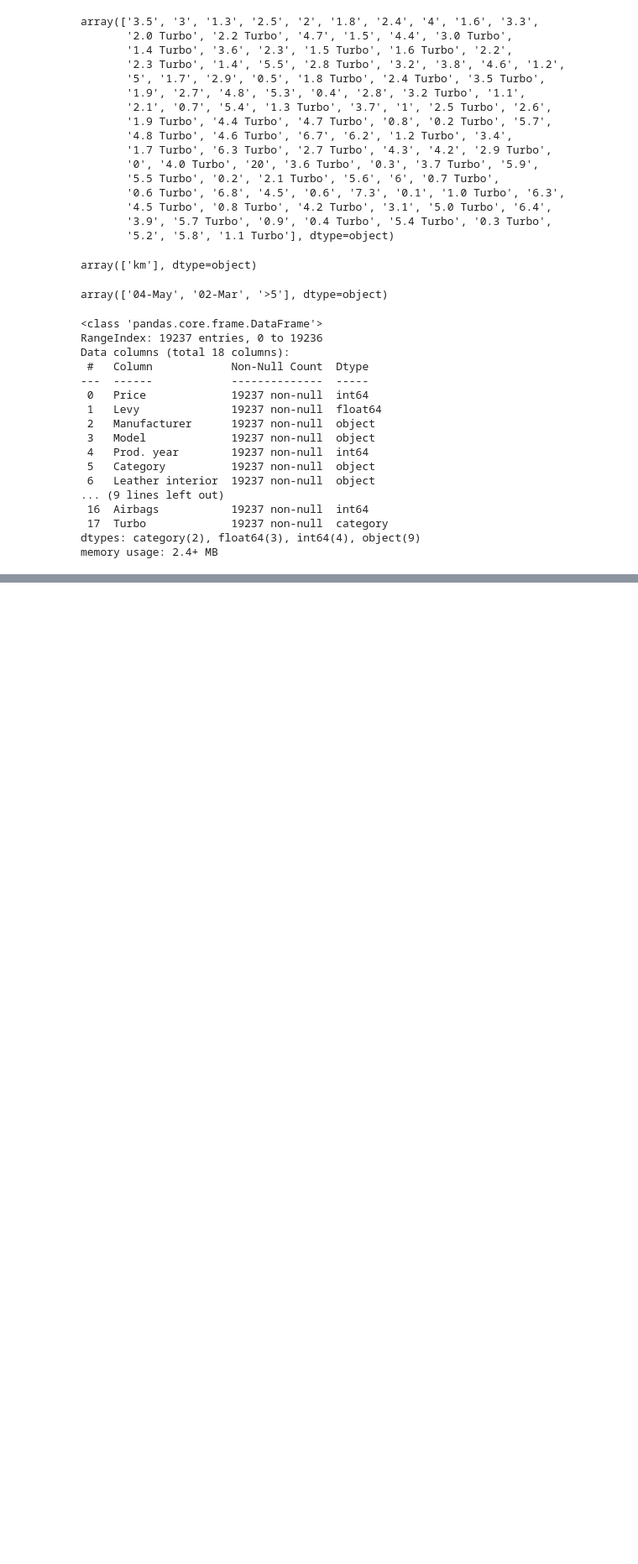
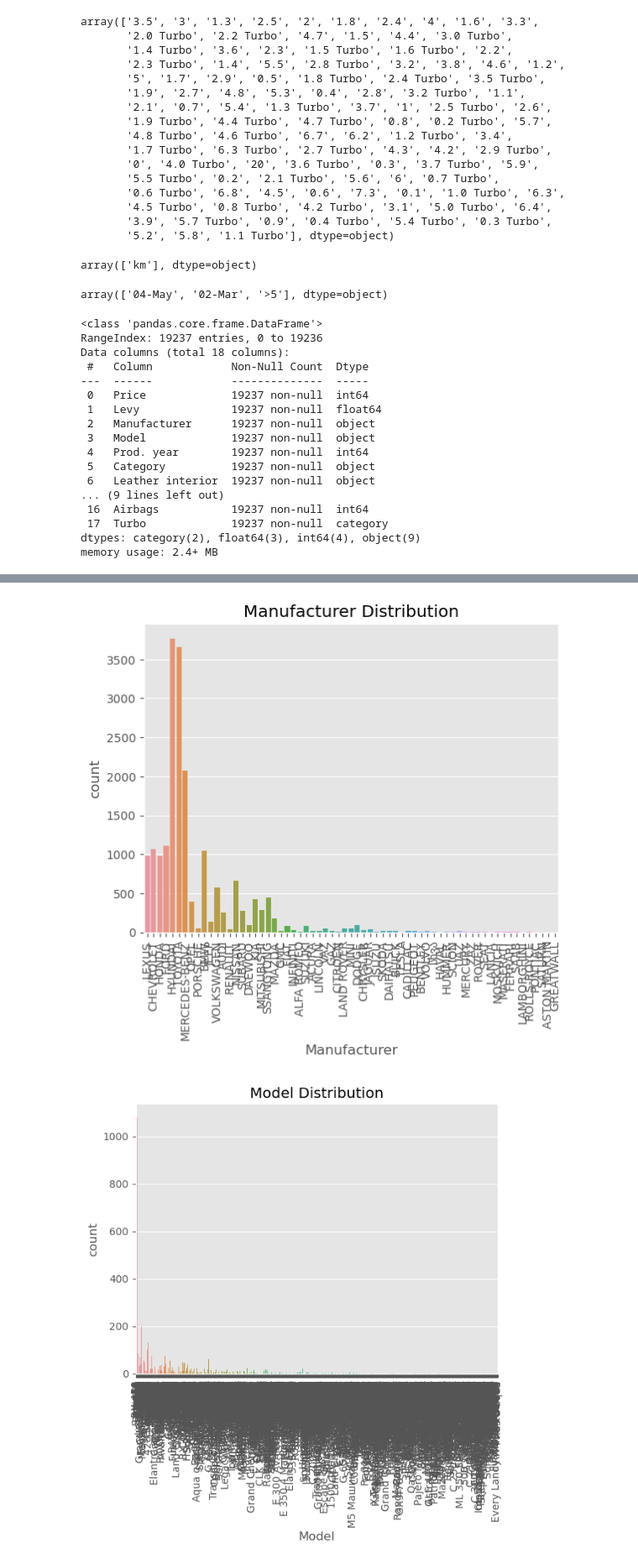
Before and after one commit to obaliuta/class_reg_segm, a Jupyter notebook: notebook_reg.ipynb, the cells around one changed output, grey strips where cells are left out. Shown at 84% size. Drawn from its saved outputs; the diff is of its cells as text; code cells hidden in the pictures; blank space fills up the shorter version.

```diff
--- a/notebook_reg.ipynb
+++ b/notebook_reg.ipynb
@@ -164,0 +212,14 @@ df
+# %%
+category_cols = df.select_dtypes(exclude='number').columns
+
+for i in category_cols:
+
+    sns.countplot(data=df, x=i)
+    plt.title(i + ' Distribution')
+    plt.xlabel(i)
+    plt.xticks(rotation=90)
+
+    plt.show()
+# %% [output]
+[figure, added]
+[figure, added]
```
Also changed, not shown: parts of 20 cells of this notebook.
